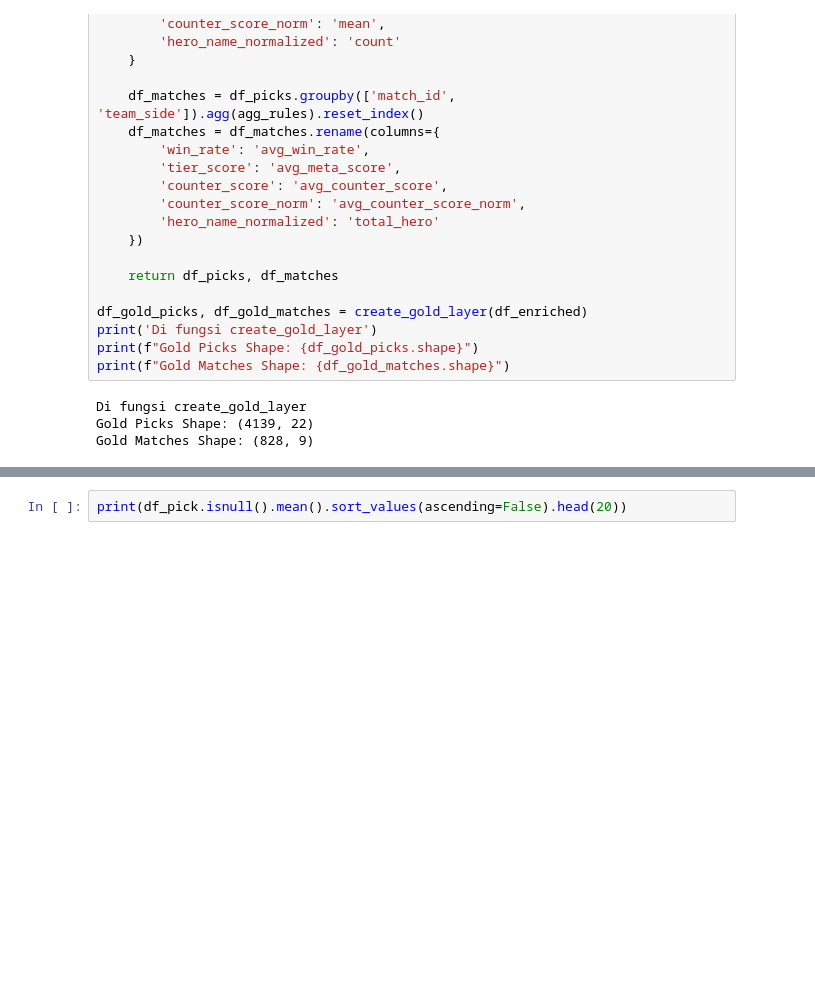
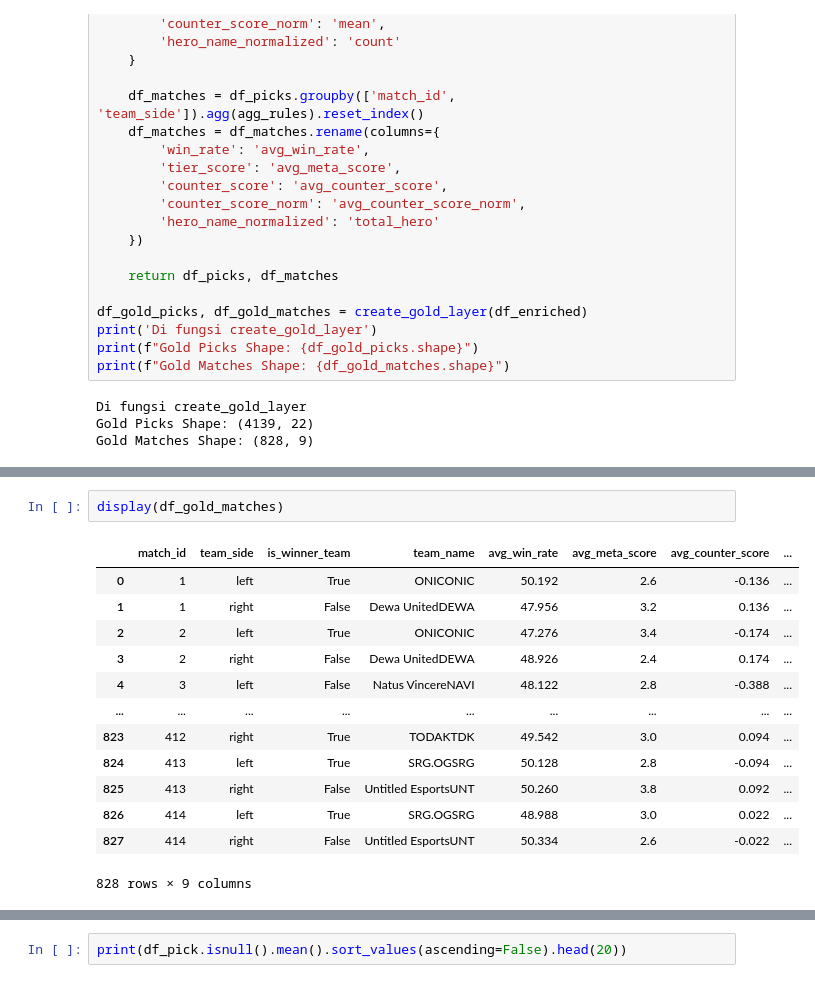
Before and after one commit to akhmadCh/mobile-legends-draft-assistant, a Jupyter notebook: notebooks/5_gold_validation.ipynb, the cells around one changed output, grey strips where cells are left out. Drawn from its saved outputs; the diff is of its cells as text; blank space fills up the shorter version.

```diff
--- a/notebooks/5_gold_validation.ipynb
+++ b/notebooks/5_gold_validation.ipynb
@@ -70,3 +86,19 @@ Gold Matches Shape: (828, 9)
+# %%
+display(df_gold_matches)
+# %% [output]
+|  | match_id | team_side | is_winner_team | team_name | avg_win_rate | avg_meta_score | avg_counter_score | ... |
+| 0 | 1 | left | True | ONICONIC | 50.192 | 2.6 | -0.136 | ... |
+| 1 | 1 | right | False | Dewa UnitedDEWA | 47.956 | 3.2 | 0.136 | ... |
+| 2 | 2 | left | True | ONICONIC | 47.276 | 3.4 | -0.174 | ... |
+| 3 | 2 | right | False | Dewa UnitedDEWA | 48.926 | 2.4 | 0.174 | ... |
+| 4 | 3 | left | False | Natus VincereNAVI | 48.122 | 2.8 | -0.388 | ... |
+| ... | ... | ... | ... | ... | ... | ... | ... | ... |
+| 823 | 412 | right | True | TODAKTDK | 49.542 | 3.0 | 0.094 | ... |
+| 824 | 413 | left | True | SRG.OGSRG | 50.128 | 2.8 | -0.094 | ... |
+| 825 | 413 | right | False | Untitled EsportsUNT | 50.260 | 3.8 | 0.092 | ... |
+| 826 | 414 | left | True | SRG.OGSRG | 48.988 | 3.0 | 0.022 | ... |
+| 827 | 414 | right | False | Untitled EsportsUNT | 50.334 | 2.6 | -0.022 | ... |
+828 rows × 9 columns
 # %%
 # 1. Cek Missing Values (PENTING: Pastikan tidak ada NaN di fitur utama)
 print("\n--- MISSING VALUES CHECK ---")
```
Also changed, not shown: parts of 5 cells of this notebook, 5 other files.
